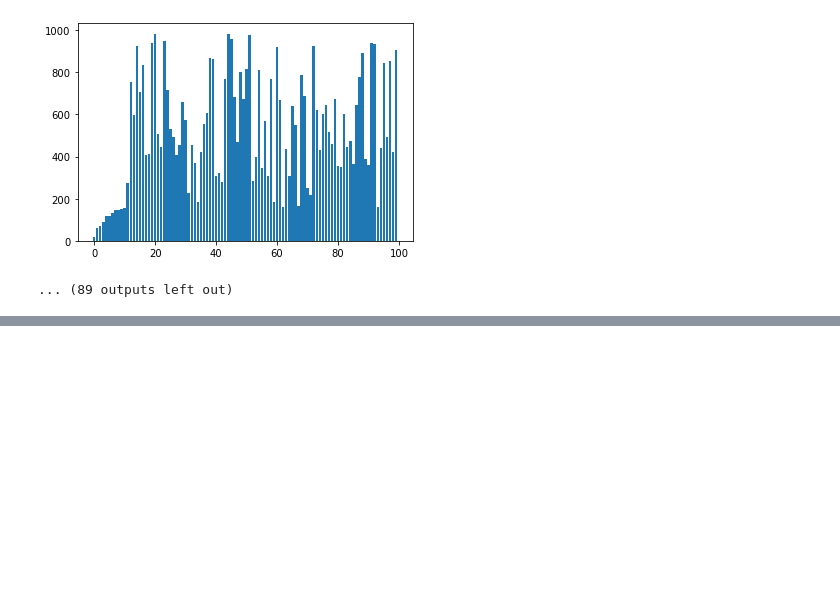
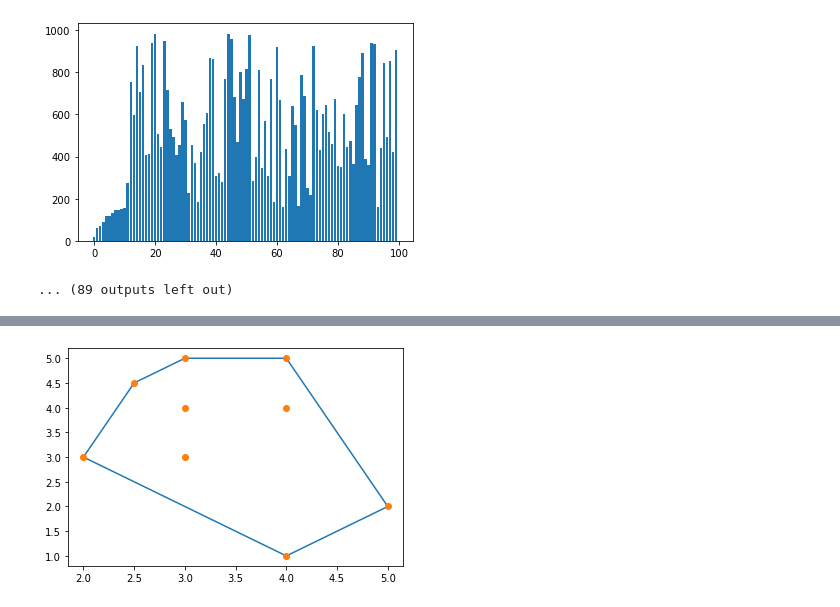
Before and after one commit to rishabh06sharma/Algorithms_Handbook, a Jupyter notebook: Algorithms notebook.ipynb, the cells around one changed output, grey strips where cells are left out. Cells and saved outputs as stored; diff of their text form; code cells hidden in the pictures; blank space fills up the shorter version.

```diff
--- a/Algorithms notebook.ipynb
+++ b/Algorithms notebook.ipynb
@@ -986,0 +1114,95 @@ cl.sort_it()
+# %%
+import math
+import numpy as np
+import matplotlib.pyplot as plt
+
+class grahm:
+    def __init__(self):
+        self.stack1=[]
+        self.x=[4,5,2,3,3,4,4,3,2.5]
+        self.y=[1,2,3,3,4,4,5,5,4.5]
+        self.min_index=self.y.index(np.min(self.y))
+        print("X="+str(self.x))
+        print("Y="+str(self.y))
+
+    def angle(self,x1,y1,x2,y2):
+        angle=math.atan2((y2-y1),(x2-x1))*(180/math.pi)
+        if angle<0:
+            angle=180+abs(angle)
+        return angle
+
+    def check_rotation(self,ax,ay,bx,by,cx,cy):
+        area=((bx-ax)*(cy-ay))-((by-ay)*(cx-ax))
+        if area>0:
+            return 1
+        elif area<0:
+            return -1
+        else:
+            return 0
+
+    def sort(self):
+        temp_angle={}
+        for val in range(len(self.y)):
+            try:
+                temp_angle.update({val:self.angle(self.x[self.min_index],self.y[self.min_index],self.x[val],self.y[val])})
+            except:
+                pass
+        sorted_index=sorted(temp_angle, key=temp_angle.get)[0:len(self.y)]
+        sorted_angles=sorted(temp_angle.values())[0:len(self.y)]
+        return sorted_index,sorted_angles
+
+    def plot(self,array):
+        self.newx=[]
+        self.newy=[]
+        for val in array:
+            self.newx.append(self.x[val])
+            self.newy.append(self.y[val])
+        self.newx.append(self.x[0])
+        self.newy.append(self.y[0])
+        plt.plot(self.newx,self.newy)
+        plt.plot(self.x,self.y,'o')
+        plt.show()
+
+    def main(self):
+        sorted_index,sorted_angles=self.sort()
+#         print(sorted_angles)
+#         print(sorted_index)
+        self.stack1.append(sorted_index[0])
+        temp=1
+        while self.stack1[-1]!=sorted_index[-1]:
+            if len(self.stack1)>=3:
+                ax=self.x[self.stack1[-3]]
+                ay=self.y[self.stack1[-3]]
+                bx=self.x[self.stack1[-2]]
+                by=self.y[self.stack1[-2]]
+                cx=self.x[self.stack1[-1]]
+                cy=self.y[self.stack1[-1]]
+                if self.check_rotation(ax,ay,bx,by,cx,cy)==1:
+                    self.stack1.append(sorted_index[temp])
+                elif self.check_rotation(ax,ay,bx,by,cx,cy)==-1:
+                    del self.stack1[-2]
+                    self.stack1.append(sorted_index[temp])
+                elif self.check_rotation(ax,ay,bx,by,cx,cy)==0:
+                    del self.stack1[-2]
+                    self.stack1.append(sorted_index[temp])
+            else:
+                self.stack1.append(sorted_index[temp])
+            temp+=1
+
+        ax=self.x[self.stack1[-3]]
+        ay=self.y[self.stack1[-3]]
+        bx=self.x[self.stack1[-2]]
+        by=self.y[self.stack1[-2]]
+        cx=self.x[self.stack1[-1]]
+        cy=self.y[self.stack1[-1]]
+        if self.check_rotation(ax,ay,bx,by,cx,cy)==1:
+            self.stack1.append(sorted_index[temp])
+        elif self.check_rotation(ax,ay,bx,by,cx,cy)==-1:
+            del self.stack1[-2]
+        elif self.check_rotation(ax,ay,bx,by,cx,cy)==0:
+            pass
+        self.plot(self.stack1)
+
+gr=grahm()
+gr.main()
+# %% [output]
@@ -986,0 +1211 @@ cl.sort_it()
+[figure, added]
```
Also changed, not shown: parts of 8 cells of this notebook.
